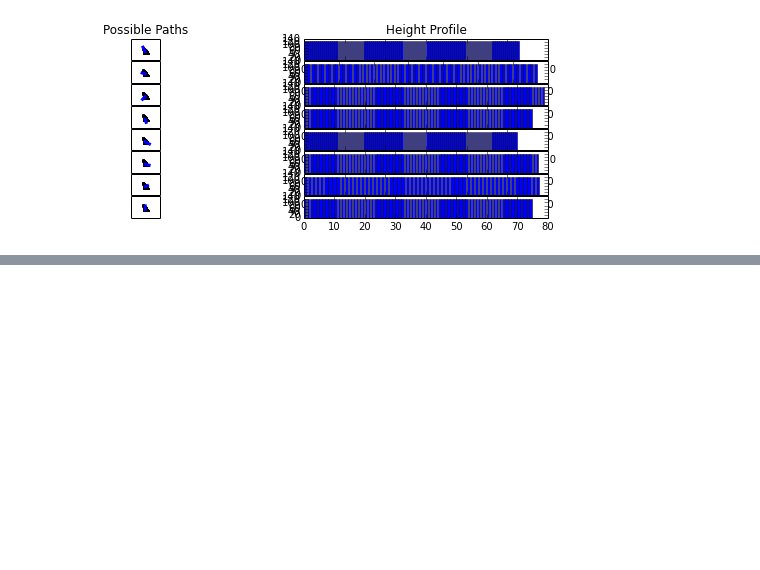
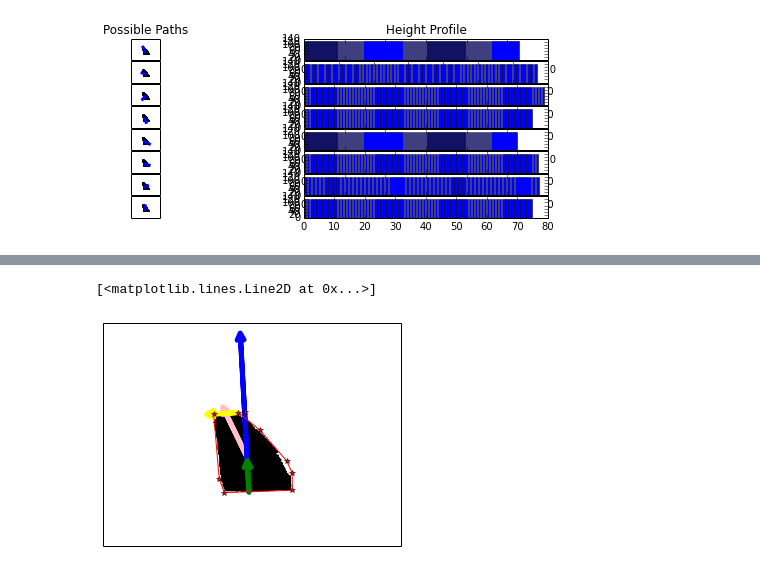
Before and after one commit to roboticslab-uc3m/textiles, a Jupyter notebook: notebooks/Algorithm.ipynb, the cells around one changed output, grey strips where cells are left out. Saved outputs shown, nothing was run; the diff lists cells and outputs as text; code cells hidden in the pictures; blank space fills up the shorter version.

Commit message:
Add remaining sections (bumpiness and segment extender)
Now some cleanup and writing is required.

```diff
--- a/notebooks/Algorithm.ipynb
+++ b/notebooks/Algorithm.ipynb
@@ -284,0 +312,3 @@ Slope: -21.896346 Length: 77.978453 Num samples: 77.000000
+# %%
+final_extremes = selected_directions[0]
+print "Final Direction: ", final_extremes
@@ -284,0 +320,15 @@ Slope: -21.896346 Length: 77.978453 Num samples: 77.000000
+# %%
+def segment_extender(x_start, y_start, x_end, y_end):
+
+    start = [x_start, y_start]
+    end = [x_end + (x_end-x_start), y_end + (y_end-y_start)]
+
+    return [start, end]
+
+
+def segment_extender_twosides(x_start, y_start, x_end, y_end):
+    # 10 is just a number to assert long line cuts all image
+    start = [x_start - 10*(x_end-x_start), y_start - 10*(y_end-y_start)]
+    end = [x_end + 10*(x_end-x_start), y_end + 10*(y_end-y_start)]
+
+    return [start, end]
@@ -284,0 +424,35 @@ Slope: -21.896346 Length: 77.978453 Num samples: 77.000000
+# %%
+###### PLOTTING
+# in case you need to sample a segment
+#    final_line = Superpixels.line_sampling_points(final_extremes[0], final_extremes[1], 1)
+fig, axis = plt.subplots(1, 1)
+axis.imshow(avg, cmap=plt.cm.gray)
+axis.set_xticks([])
+axis.set_yticks([])
+
+# in case of direction composed by two vectors
+#    for i in range(len(selected_directions)):
+#        axis.arrow(selected_directions[i][0][0], selected_directions[i][0][1],
+#                   selected_directions[i][1][0]-selected_directions[i][0][0],
+#                   selected_directions[i][1][1]-selected_directions[i][0][1], head_width=15, head_length=15, fc='blue', ec='blue')
+
+# final direction
+axis.arrow(final_extremes[0][0], final_extremes[0][1], final_extremes[1][0]-final_extremes[0][0],
+           final_extremes[1][1]-final_extremes[0][1], head_width=15, head_length=15,
+            fc='pink', ec='pink', lw=5)
+
+# final trajectory
+axis.arrow(int(traj[0][0]), int(traj[0][1]), int(traj[1][0])-int(traj[0][0]), int(traj[1][1])-int(traj[0][1]),
+           head_width=15, head_length=15, fc='blue', ec='blue', lw=5)
+
+axis.arrow(int(traj[0][0]), int(traj[0][1]), int(perp_vector[0]), int(perp_vector[1]),
+           head_width=15, head_length=15, fc='green', ec='green', lw=5)
+
+axis.arrow(int(contour_segments[id_segment][0][0]), int(contour_segments[id_segment][0][1]), int(contour_segments[id_segment][1][0])-int(contour_segments[id_segment][0][0]), int(contour_segments[id_segment][1][1])-int(contour_segments[id_segment][0][1]),
+           head_width=15, head_length=15, fc='yellow', ec='yellow', lw=5)
+
+axis.plot(intersect_fold_axis[0],intersect_fold_axis[1], 'r*')
+axis.plot([x[0][0] for x in approx], [x[0][1] for x in approx], 'r-*')
+# %% [output]
+[<matplotlib.lines.Line2D at 0x...>]
+[figure, added]
```
Also changed, not shown: parts of 10 cells of this notebook.
